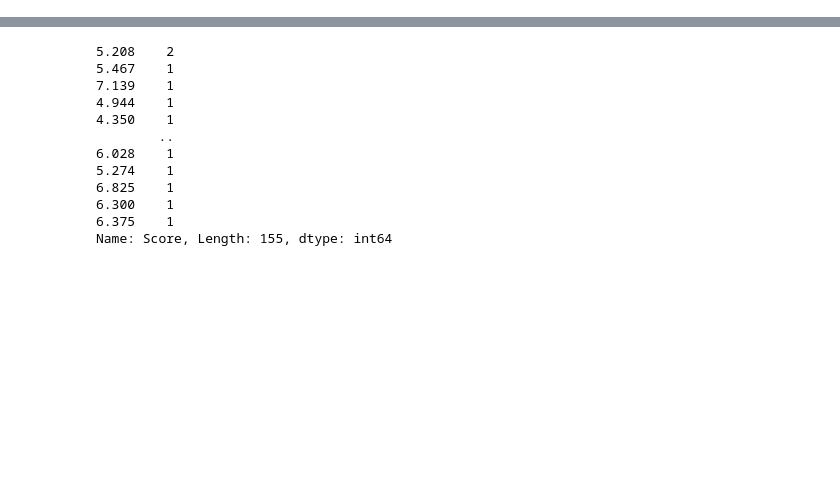
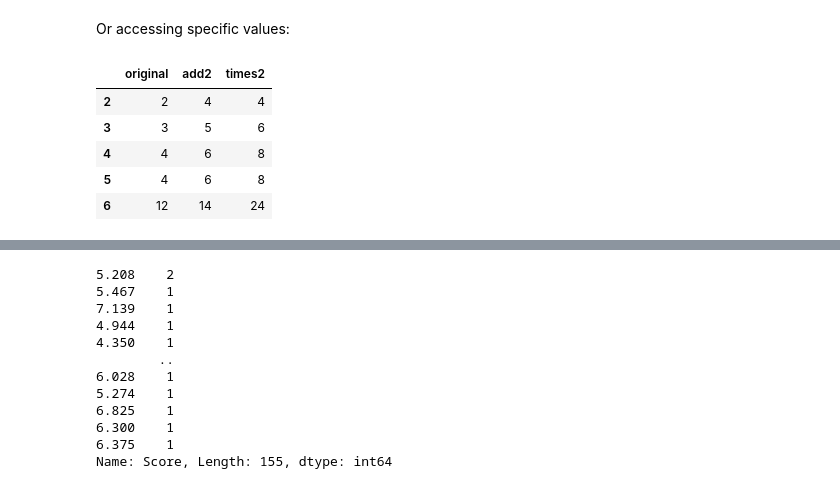
Before and after one commit to BreakoutMentors/Data-Science-and-Machine-Learning, a Jupyter notebook: basics/Basics_Pandas.ipynb, the cells around one changed output, grey strips where cells are left out. Saved outputs shown, nothing was run; the diff lists cells and outputs as text; code cells hidden in the pictures; blank space fills up the shorter version.

```diff
--- a/basics/Basics_Pandas.ipynb
+++ b/basics/Basics_Pandas.ipynb
@@ -51,0 +207,11 @@ df.loc[:, 'Country or region'].nunique()
+# %% [markdown]
+Or accessing specific values:
+# %%
+df.loc[df['add2'] > df['original'].median(), :]
+# %% [output]
+|  | original | add2 | times2 |
+| 2 | 2 | 4 | 4 |
+| 3 | 3 | 5 | 6 |
+| 4 | 4 | 6 | 8 |
+| 5 | 4 | 6 | 8 |
+| 6 | 12 | 14 | 24 |
```
Also changed, not shown: parts of 46 cells of this notebook.
